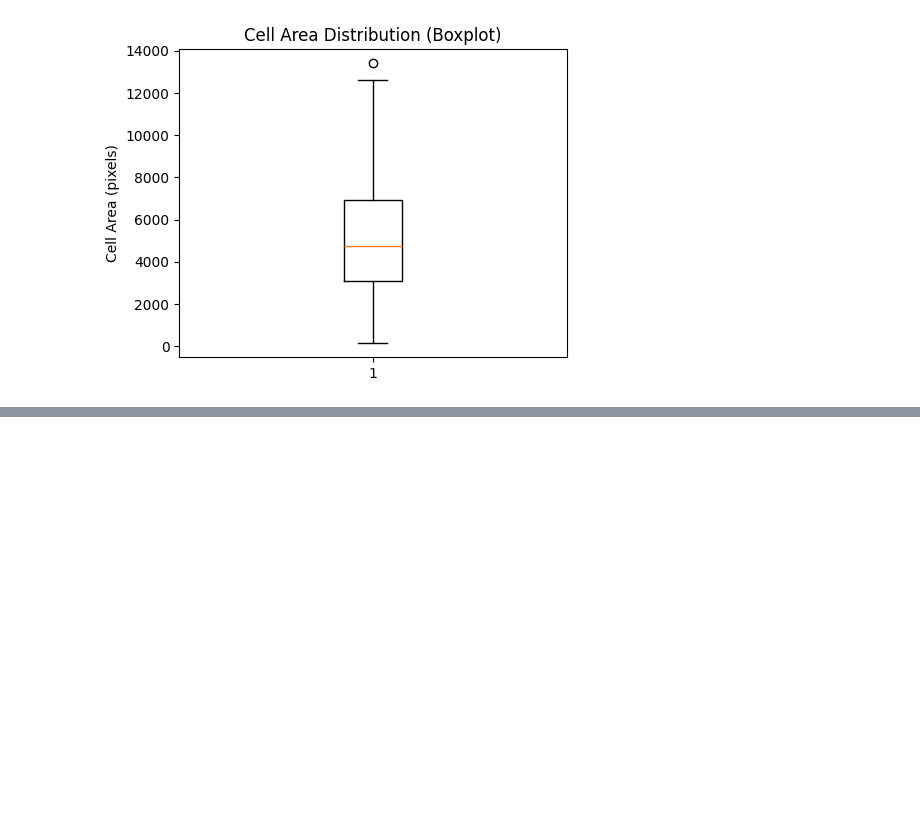
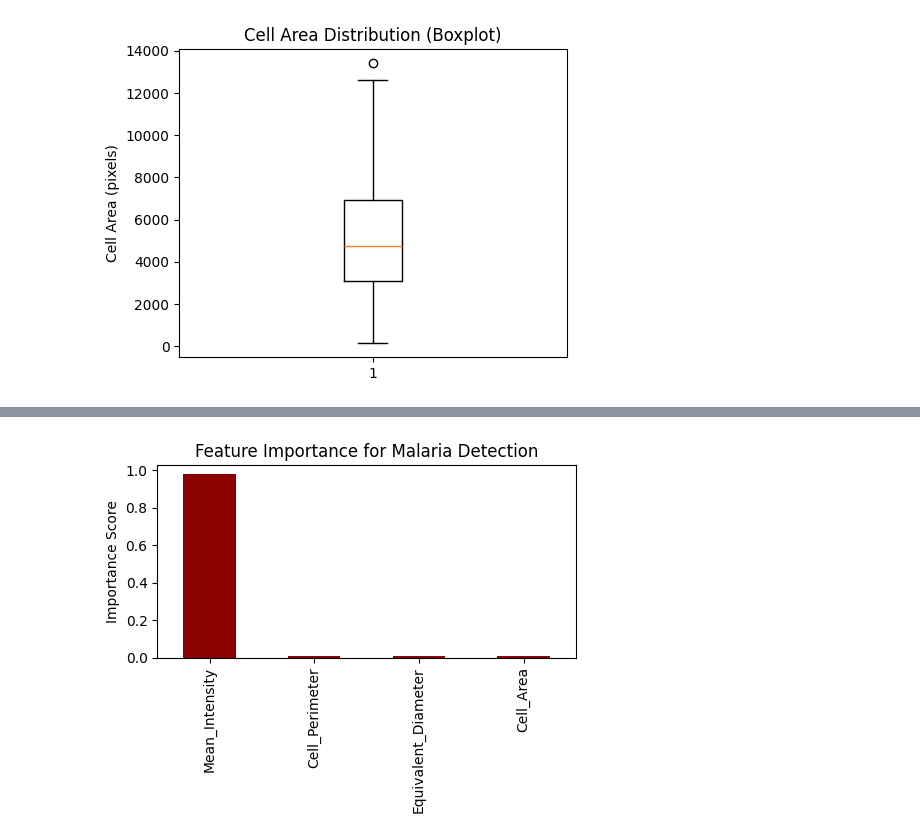
Before and after one commit to tithishah21/malaria-image-segmentation, a Jupyter notebook: Microscopic_Counting_and_Classification.ipynb, the cells around one changed output, grey strips where cells are left out. Cells and saved outputs as stored; diff of their text form; code cells hidden in the pictures; blank space fills up the shorter version.

```diff
--- a/Microscopic_Counting_and_Classification.ipynb
+++ b/Microscopic_Counting_and_Classification.ipynb
@@ -537,0 +812,18 @@ plt.show()
+# %%
+# ============================================================
+# STEP 16: TRAIN RANDOM FOREST CLASSIFIER
+# ============================================================
+# Random Forest is chosen because:
+# - Handles non-linear biological patterns
+# - Robust to noise
+# - Widely accepted in medical imaging papers
+# ============================================================
+
+from sklearn.ensemble import RandomForestClassifier
+
+rf_model = RandomForestClassifier(
+    n_estimators=200,
+    random_state=42
+)
+
+rf_model.fit(X_train, y_train)
@@ -537,0 +883,21 @@ plt.show()
+# %%
+# ============================================================
+# STEP 19: FEATURE IMPORTANCE ANALYSIS
+# ============================================================
+# This explains *WHY* the model makes decisions.
+# Essential for research acceptance.
+# ============================================================
+
+feature_importance = pd.Series(
+    rf_model.feature_importances_,
+    index=X.columns
+).sort_values(ascending=False)
+
+plt.figure(figsize=(5,4))
+feature_importance.plot(kind="bar", color="darkred")
+plt.ylabel("Importance Score")
+plt.title("Feature Importance for Malaria Detection")
+plt.tight_layout()
+plt.show()
+# %% [output]
+[figure, added]
```
Also changed, not shown: parts of 9 cells of this notebook.
